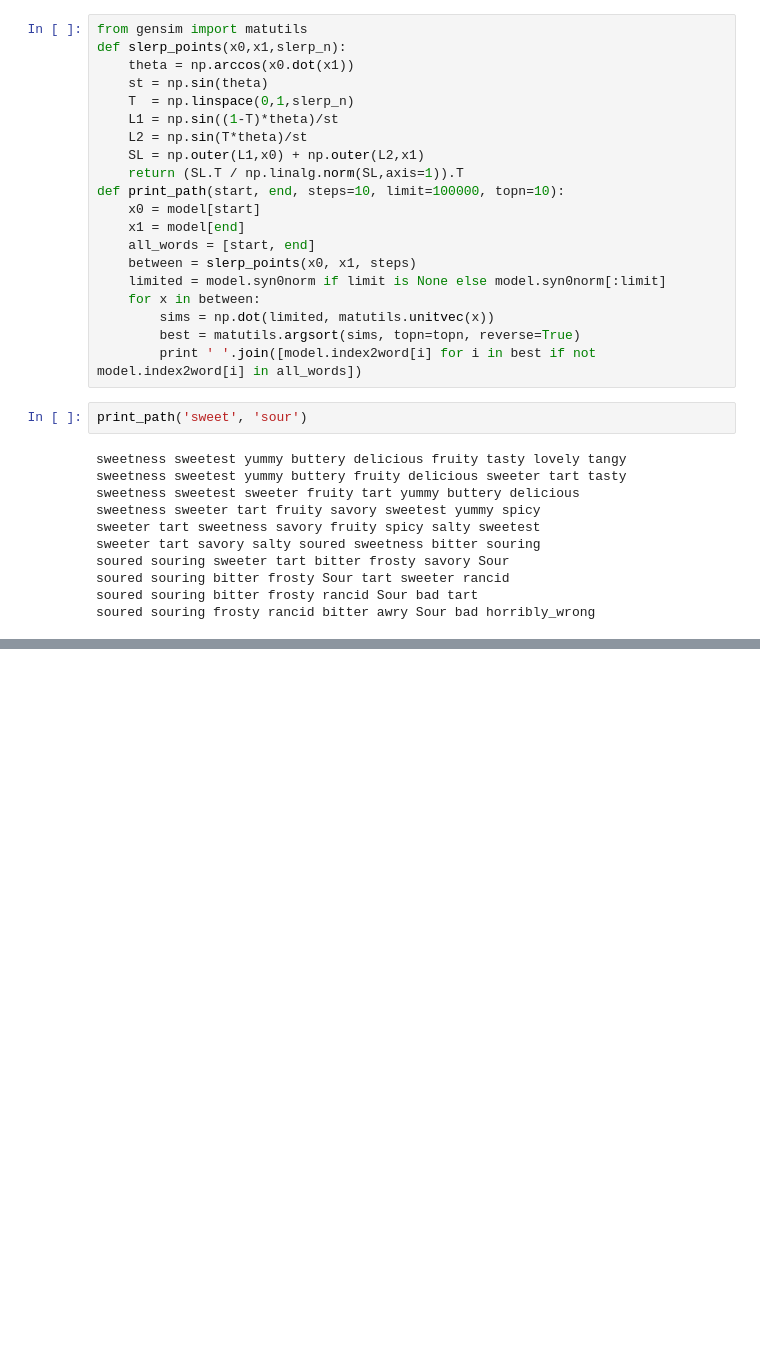
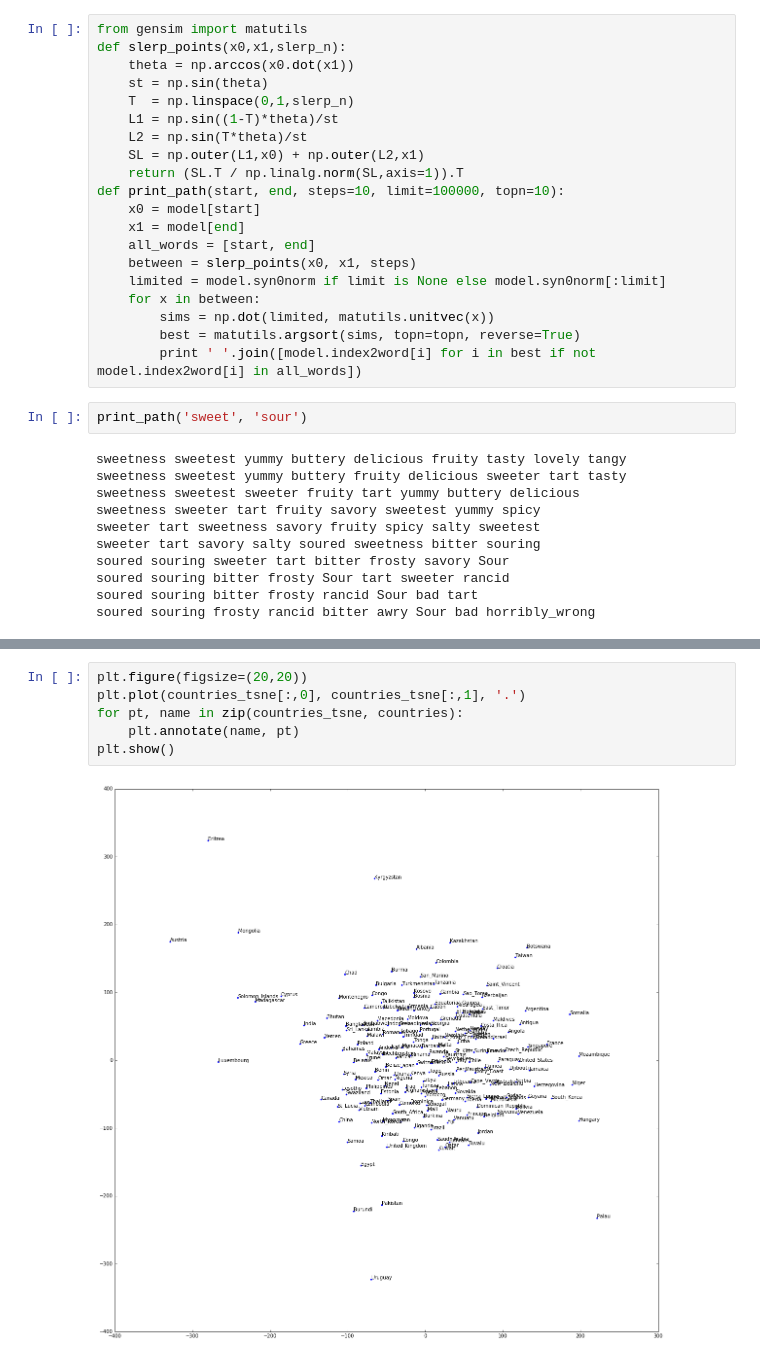
Before and after one commit to kylemcdonald/ml-examples, a Jupyter notebook: workshop/word2vec/word2vec.ipynb, the cells around one changed output, grey strips where cells are left out. Drawn from its saved outputs; the diff is of its cells as text; blank space fills up the shorter version.

```diff
--- a/workshop/word2vec/word2vec.ipynb
+++ b/workshop/word2vec/word2vec.ipynb
@@ -165,0 +222,8 @@ Finally, if you have a set of words you can sort them so that the path from one
+# %%
+plt.figure(figsize=(20,20))
+plt.plot(countries_tsne[:,0], countries_tsne[:,1], '.')
+for pt, name in zip(countries_tsne, countries):
+    plt.annotate(name, pt)
+plt.show()
+# %% [output]
+[figure, added]
```
Also changed, not shown: parts of 9 cells of this notebook, 2 other files.
